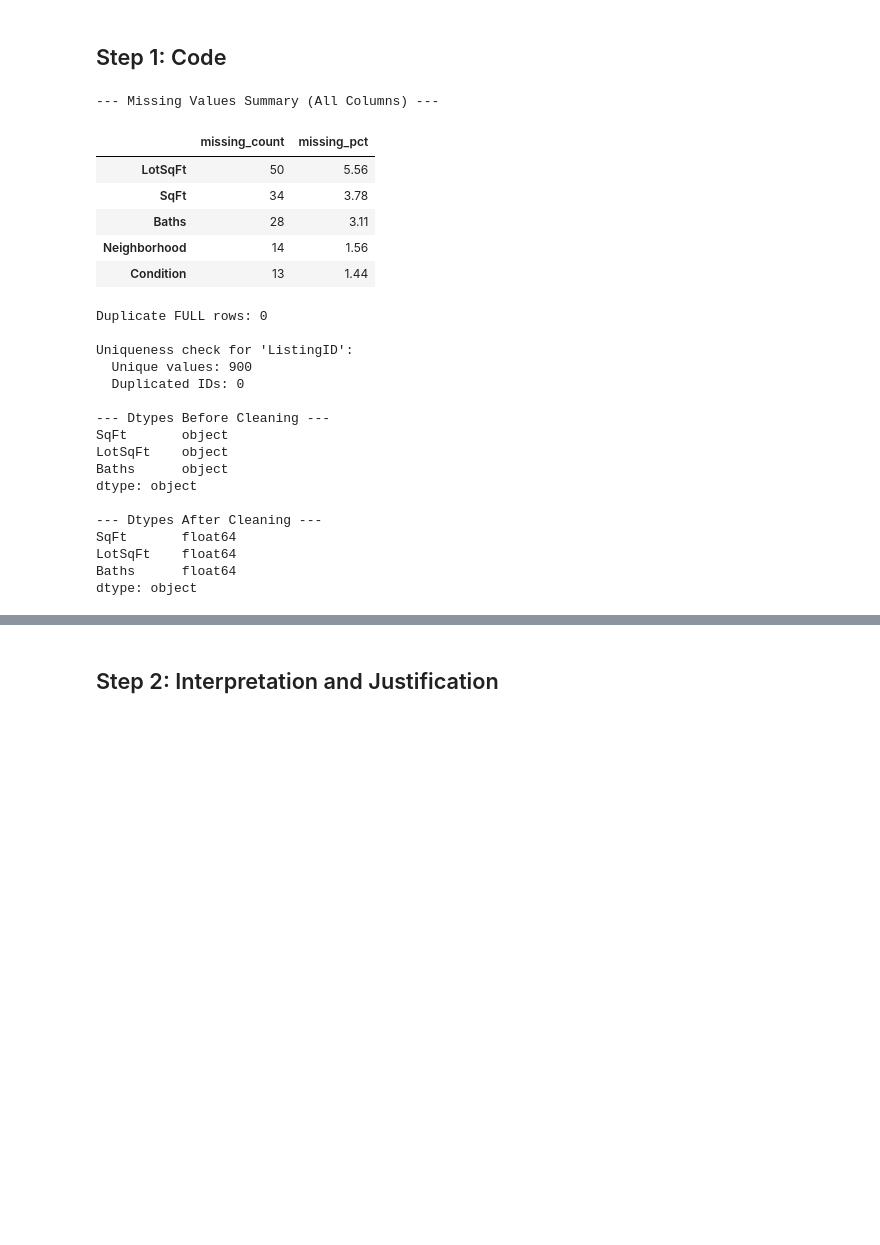
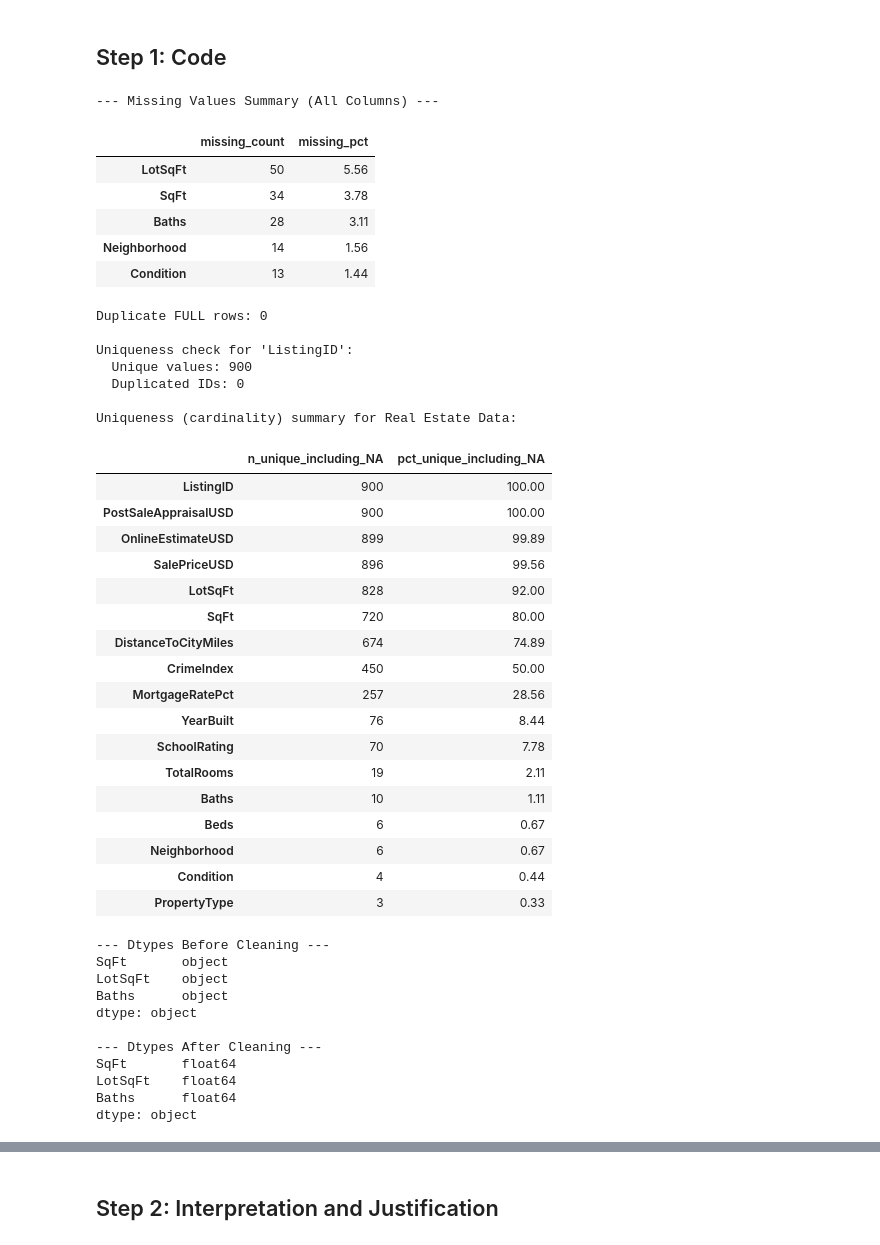
Before and after one commit to bhushanm007/Python_Project, a Jupyter notebook: Data_Mining/Real_Estate/Bhushan_More_IST660_IA4.ipynb, the cells around one changed output, grey strips where cells are left out. Drawn from its saved outputs; the diff is of its cells as text; code cells hidden in the pictures; blank space fills up the shorter version.

```diff
--- a/Data_Mining/Real_Estate/Bhushan_More_IST660_IA4.ipynb
+++ b/Data_Mining/Real_Estate/Bhushan_More_IST660_IA4.ipynb
@@ -127,42 +127,71 @@ print(f"\nUniqueness check for 'ListingID':")
 print(f"  Unique values: {df['ListingID'].nunique(dropna=False)}")
 print(f"  Duplicated IDs: {df['ListingID'].duplicated().sum()}")
 
+# 4) Uniqueness / Cardinality for each column
+# This provides evidence for which columns are IDs, Categories, or Numbers
+uniq = df.nunique(dropna=False).sort_values(ascending=False)
+uniq_summary = pd.DataFrame({
+    "n_unique_including_NA": uniq,
+    "pct_unique_including_NA": (uniq / len(df) * 100).round(2)
+})
+print("\nUniqueness (cardinality) summary for Real Estate Data:")
+display(uniq_summary)
+
 
 # 4) Type Conversion: Numeric Cleaning
 # These columns were loaded as 'object' due to the blank strings
 cols_to_fix = ['SqFt', 'LotSqFt', 'Baths']
 
 print("\n--- Dtypes Before Cleaning ---")
 print(df[cols_to_fix].dtypes)
 
 # Convert to numeric
 for col in cols_to_fix:
     df[col] = pd.to_numeric(df[col], errors='coerce')
 
 print("\n--- Dtypes After Cleaning ---")
 print(df[cols_to_fix].dtypes)
 # %% [output]
 --- Missing Values Summary (All Columns) ---
 |  | missing_count | missing_pct |
 | LotSqFt | 50 | 5.56 |
 | SqFt | 34 | 3.78 |
 | Baths | 28 | 3.11 |
 | Neighborhood | 14 | 1.56 |
 | Condition | 13 | 1.44 |
 Duplicate FULL rows: 0
 
 Uniqueness check for 'ListingID':
   Unique values: 900
   Duplicated IDs: 0
 
---- Dtypes Before Cleaning ---
-SqFt       object
-LotSqFt    object
-Baths      object
-dtype: object
-
---- Dtypes After Cleaning ---
-SqFt       float64
-LotSqFt    float64
-Baths      float64
-dtype: object
+Uniqueness (cardinality) summary for Real Estate Data:
+|  | n_unique_including_NA | pct_unique_including_NA |
+| ListingID | 900 | 100.00 |
+| PostSaleAppraisalUSD | 900 | 100.00 |
+| OnlineEstimateUSD | 899 | 99.89 |
+| SalePriceUSD | 896 | 99.56 |
+| LotSqFt | 828 | 92.00 |
+| SqFt | 720 | 80.00 |
+| DistanceToCityMiles | 674 | 74.89 |
+| CrimeIndex | 450 | 50.00 |
+| MortgageRatePct | 257 | 28.56 |
+| YearBuilt | 76 | 8.44 |
+| SchoolRating | 70 | 7.78 |
+| TotalRooms | 19 | 2.11 |
+| Baths | 10 | 1.11 |
+| Beds | 6 | 0.67 |
+| Neighborhood | 6 | 0.67 |
+| Condition | 4 | 0.44 |
+| PropertyType | 3 | 0.33 |
+--- Dtypes Before Cleaning ---
+SqFt       object
+LotSqFt    object
+Baths      object
+dtype: object
+
+--- Dtypes After Cleaning ---
+SqFt       float64
+LotSqFt    float64
+Baths      float64
+dtype: object
```
Also changed, not shown: parts of 12 cells of this notebook.
